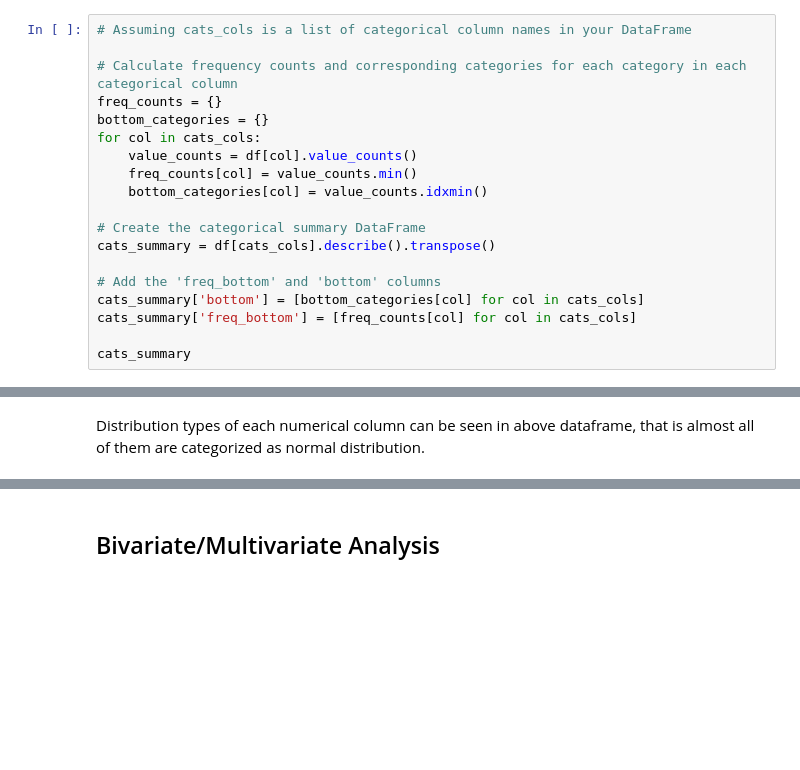
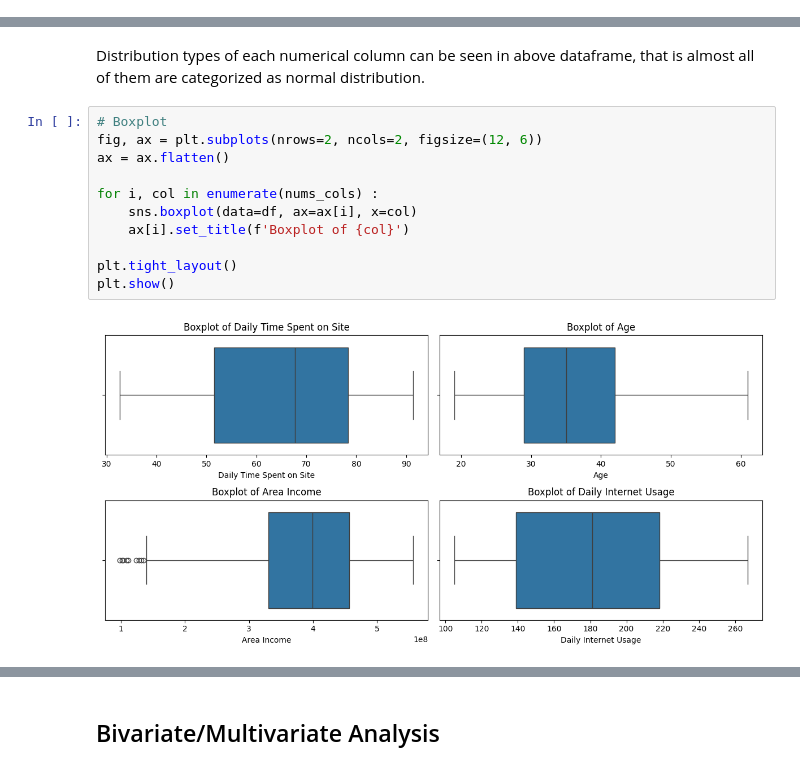
Before and after one commit to mcikalmerdeka/Predict-Customer-Clicked-Ads-Classification-By-Using-Machine-Learning, a Jupyter notebook: Clicked Ads Classification.ipynb, the cells around one changed output, grey strips where cells are left out. Drawn from its saved outputs; the diff is of its cells as text; blank space fills up the shorter version.

```diff
--- a/Clicked Ads Classification.ipynb
+++ b/Clicked Ads Classification.ipynb
@@ -273,19 +243,0 @@ cats_summary
-# %%
-# Assuming cats_cols is a list of categorical column names in your DataFrame
-
-# Calculate frequency counts and corresponding categories for each category in each categorical column
-freq_counts = {}
-bottom_categories = {}
-for col in cats_cols:
-    value_counts = df[col].value_counts()
-    freq_counts[col] = value_counts.min()
-    bottom_categories[col] = value_counts.idxmin()
-
-# Create the categorical summary DataFrame
-cats_summary = df[cats_cols].describe().transpose()
-
-# Add the 'freq_bottom' and 'bottom' columns
-cats_summary['bottom'] = [bottom_categories[col] for col in cats_cols]
-cats_summary['freq_bottom'] = [freq_counts[col] for col in cats_cols]
-
-cats_summary
@@ -411,3 +324,16 @@ dist
 | 3 | Daily Internet Usage | -0.032 | -1.258 | Uniform Distribution |
 # %% [markdown]
 Distribution types of each numerical column can be seen in above dataframe, that is almost all of them are categorized as normal distribution.
+# %%
+# Boxplot
+fig, ax = plt.subplots(nrows=2, ncols=2, figsize=(12, 6))
+ax = ax.flatten()
+
+for i, col in enumerate(nums_cols) :
+    sns.boxplot(data=df, ax=ax[i], x=col)
+    ax[i].set_title(f'Boxplot of {col}')
+
+plt.tight_layout()
+plt.show()
+# %% [output]
+[figure, added]
```
Also changed, not shown: parts of 29 cells of this notebook.
